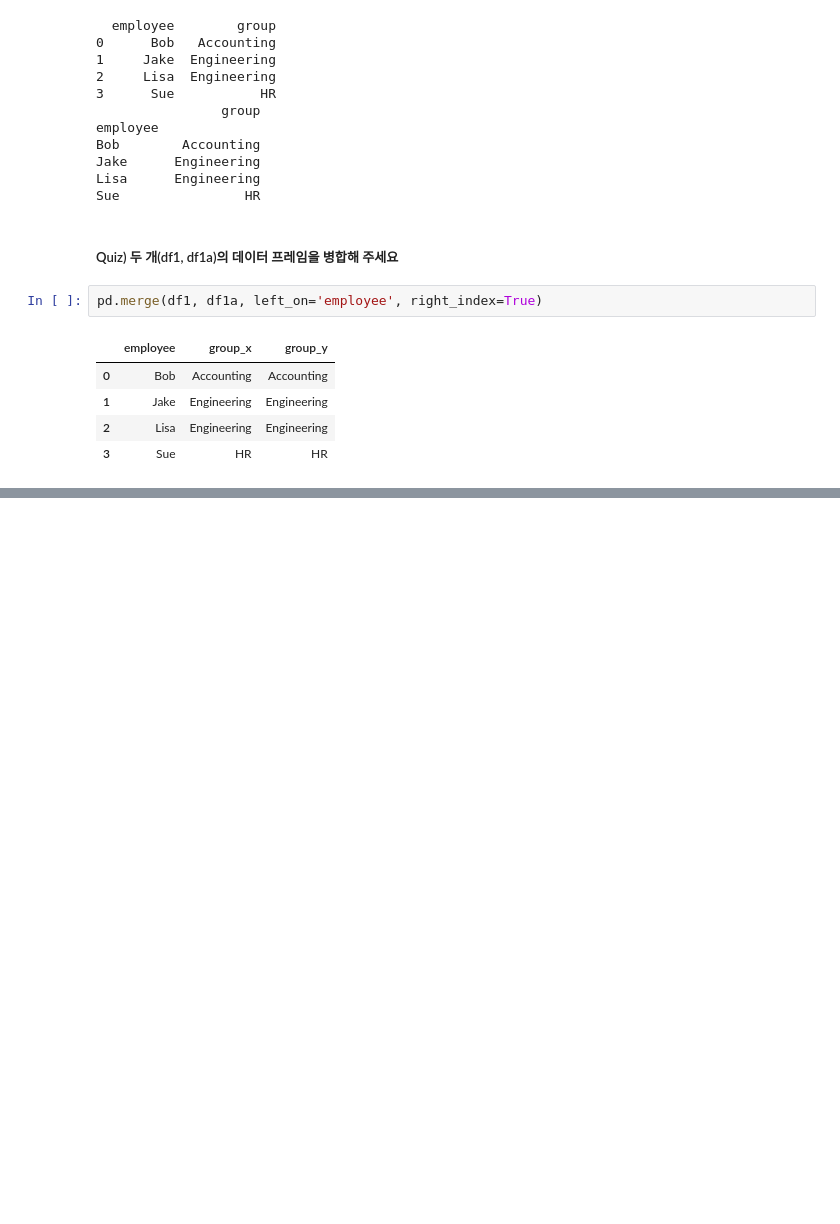
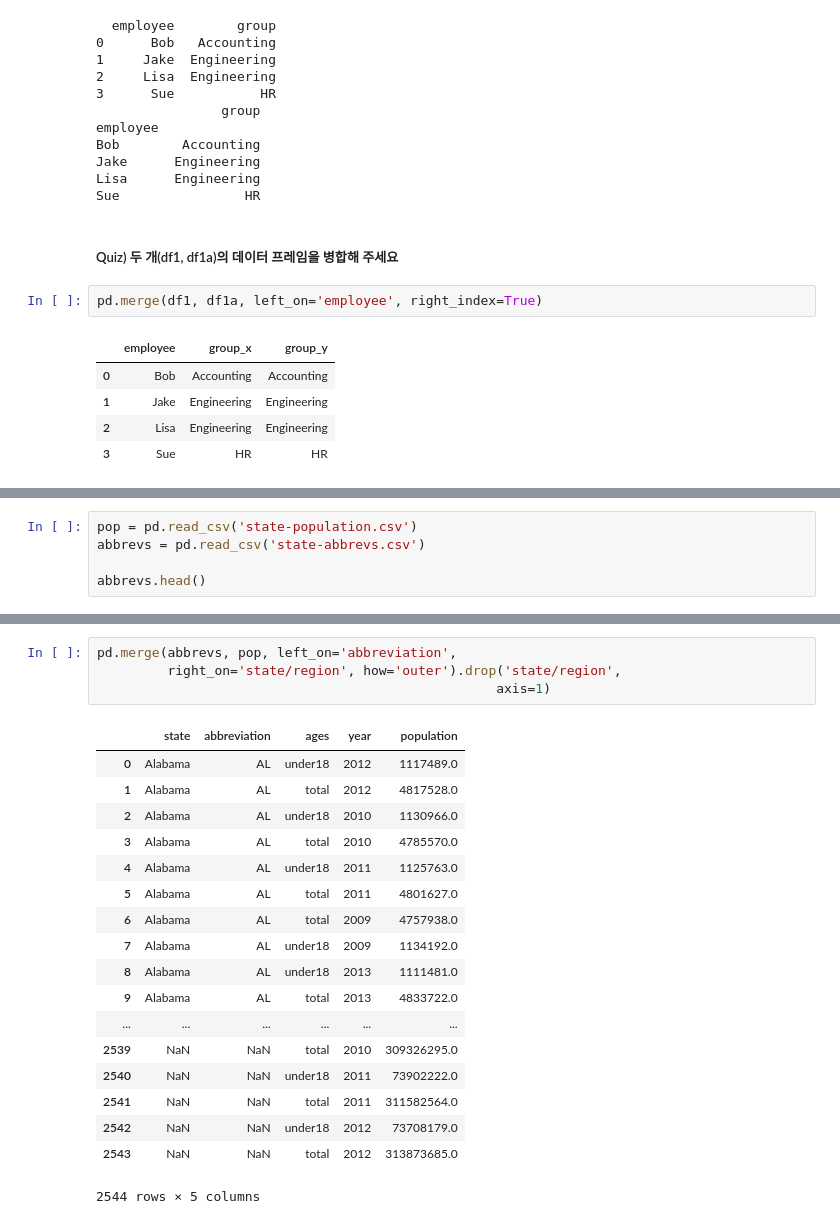
Before and after one commit to jrj8819/python-programming-class, a Jupyter notebook: ML_lesson6.ipynb, the cells around one changed output, grey strips where cells are left out. Saved outputs shown, nothing was run; the diff lists cells and outputs as text; blank space fills up the shorter version.

```diff
--- a/ML_lesson6.ipynb
+++ b/ML_lesson6.ipynb
@@ -282,0 +379,5 @@ pd.merge(df1, df1a, left_on='employee', right_index=True)
+# %%
+pop = pd.read_csv('state-population.csv')
+abbrevs = pd.read_csv('state-abbrevs.csv')
+
+abbrevs.head()
@@ -282,0 +400,23 @@ pd.merge(df1, df1a, left_on='employee', right_index=True)
+# %%
+pd.merge(abbrevs, pop, left_on='abbreviation',
+         right_on='state/region', how='outer').drop('state/region',
+                                                   axis=1)
+# %% [output]
+|  | state | abbreviation | ages | year | population |
+| 0 | Alabama | AL | under18 | 2012 | 1117489.0 |
+| 1 | Alabama | AL | total | 2012 | 4817528.0 |
+| 2 | Alabama | AL | under18 | 2010 | 1130966.0 |
+| 3 | Alabama | AL | total | 2010 | 4785570.0 |
+| 4 | Alabama | AL | under18 | 2011 | 1125763.0 |
+| 5 | Alabama | AL | total | 2011 | 4801627.0 |
+| 6 | Alabama | AL | total | 2009 | 4757938.0 |
+| 7 | Alabama | AL | under18 | 2009 | 1134192.0 |
+| 8 | Alabama | AL | under18 | 2013 | 1111481.0 |
+| 9 | Alabama | AL | total | 2013 | 4833722.0 |
+| ... | ... | ... | ... | ... | ... |
+| 2539 | NaN | NaN | total | 2010 | 309326295.0 |
+| 2540 | NaN | NaN | under18 | 2011 | 73902222.0 |
+| 2541 | NaN | NaN | total | 2011 | 311582564.0 |
+| 2542 | NaN | NaN | under18 | 2012 | 73708179.0 |
+| 2543 | NaN | NaN | total | 2012 | 313873685.0 |
+2544 rows × 5 columns
```
Also changed, not shown: parts of 80 cells of this notebook.
